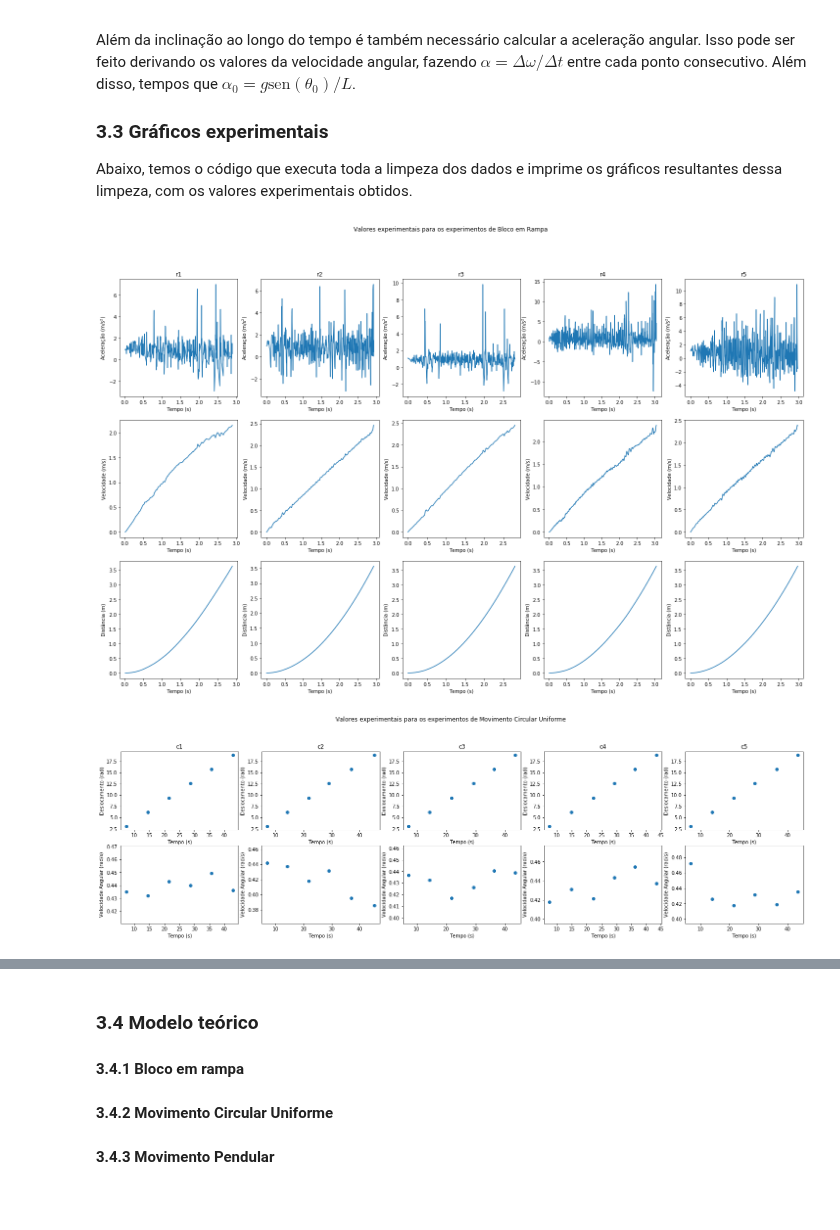
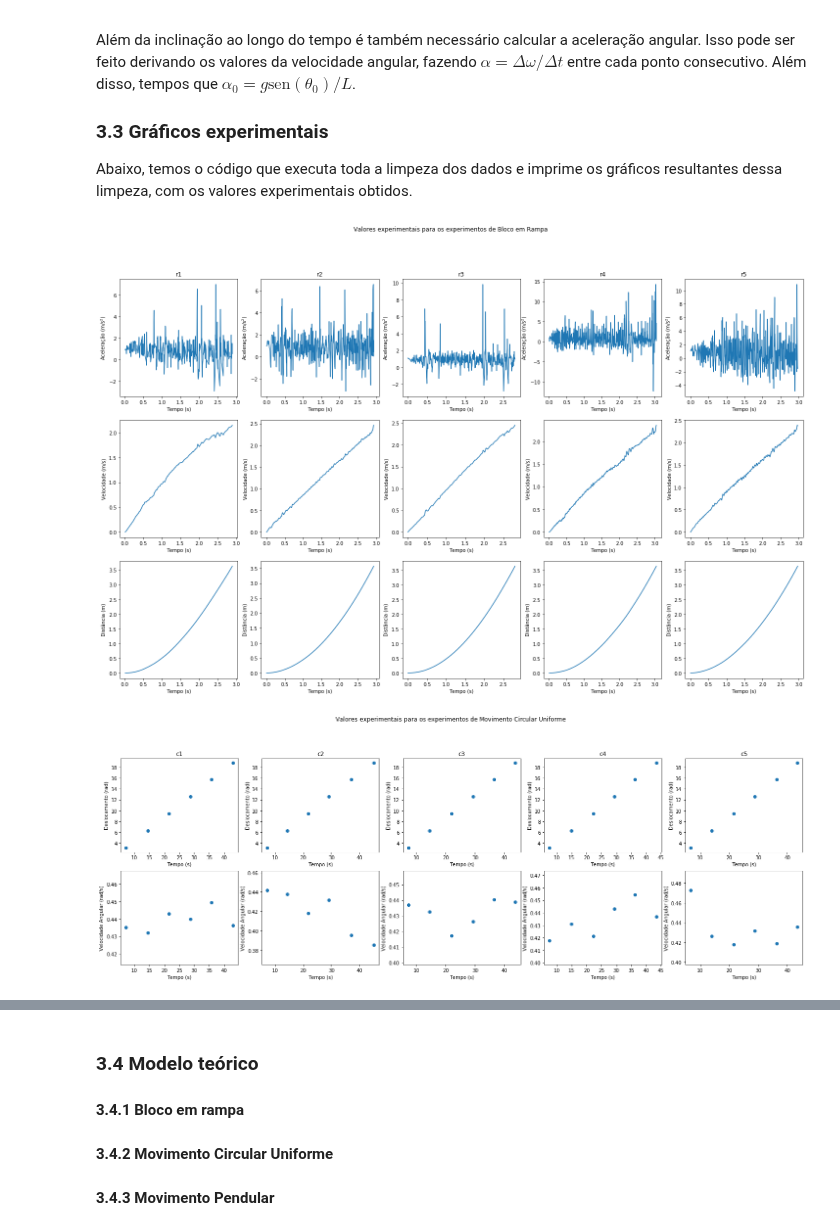
Before and after one commit to VitorSerio/MAC0209--EP1, a Jupyter notebook: EP2/Relatorio.ipynb, the cells around one changed output, grey strips where cells are left out. Drawn from its saved outputs; the diff is of its cells as text; code cells hidden in the pictures; blank space fills up the shorter version.

```diff
--- a/EP2/Relatorio.ipynb
+++ b/EP2/Relatorio.ipynb
@@ -422,7 +429,7 @@ plt.show()
 
 ############### MCU ###############
 
-plt.figure(figsize = (25, 10), facecolor = '#FFFFFF')
+plt.figure(figsize = (25, 12), facecolor = '#FFFFFF')
 plt.suptitle('Valores experimentais para os experimentos de Movimento Circular Uniforme')
 for i in range(5):
     plt.subplot(3, 5, i+1)
@@ -433,34 +440,34 @@ for i in range(5):
 
     plt.subplot(3, 5, i+6)
     plt.scatter(c[i]['time'], c[i]['w'])
     plt.xlabel('Tempo (s)')
     plt.ylabel('Velocidade Angular (rad/s)')
 plt.show()
 
 ############# Pêndulo #############
 
 plt.figure(figsize = (25, 15), facecolor = '#FFFFFF')
 plt.suptitle('Valores experimentais para os experimentos de Movimento Pendular')
 for i in range(5):
     plt.subplot(3, 5, i+1)
     plt.plot(p[i]['time'], p[i]['a'])
     plt.xlabel('Tempo (s)')
     plt.ylabel(r'Aceleração Angular (rad/s$^2$)')
     plt.title('p' + str(i+1))
 
     plt.subplot(3, 5, i+6)
     plt.plot(p[i]['time'], p[i]['wx'])
     plt.xlabel('Tempo (s)')
     plt.ylabel('Velocidade Angular (rad/s)')
 
     plt.subplot(3, 5, i+11)
     plt.plot(p[i]['time'], p[i]['theta'])
     plt.xlabel('Tempo (s)')
     plt.ylabel('Distância Angular (rad)')
 plt.show()
 # %% [output]
 [figure]
-[figure, old version]
+[figure, new version]
 [figure]
 # %% [markdown]
 ### 3.4 Modelo teórico
```
Also changed, not shown: parts of 4 cells of this notebook, 1 other file.
